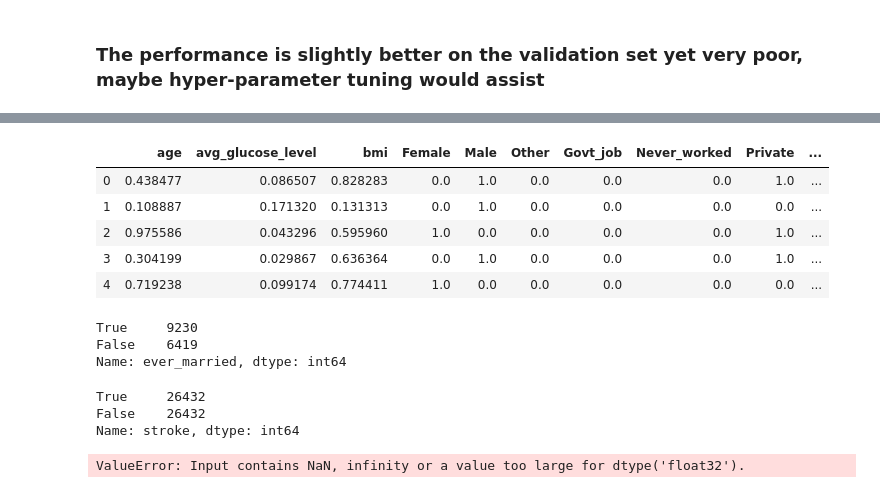
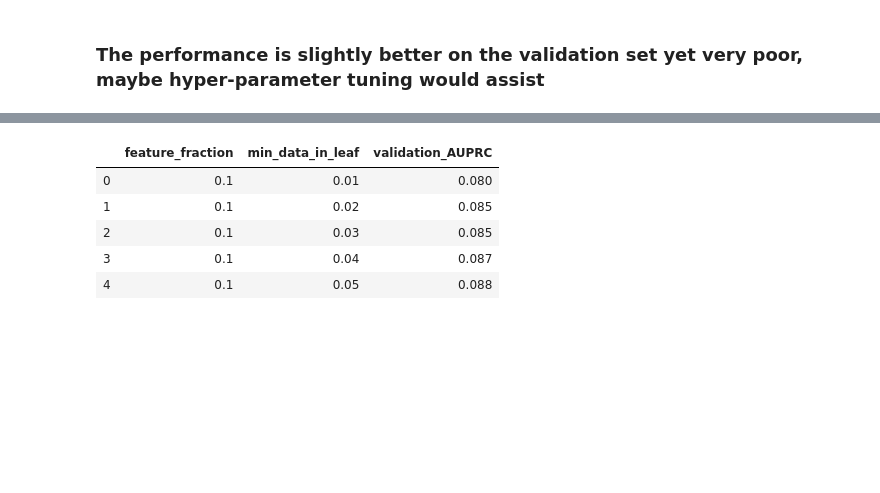
Before and after one commit to yairmeidan/stroke, a Jupyter notebook: stroke_YM.ipynb, the cells around one changed output, grey strips where cells are left out. Drawn from its saved outputs; the diff is of its cells as text; code cells hidden in the pictures; blank space fills up the shorter version.

```diff
--- a/stroke_YM.ipynb
+++ b/stroke_YM.ipynb
@@ -438,7 +438,7 @@ X_validation['Residence_type'] = lb_Residence_type.transform(X_validation['Resid
 X_validation['smoking_status'] = lb_smoking_status.transform(X_validation['smoking_status'])
 
 # Change the type: Boolean to int
-for col in BOOLEAN_FEATURES:
+for col in PRM_BOOLEAN_FEATURES:
     X_validation[col] = 1 * X_validation[col]
 
 X_validation_LGBM = X_validation.values
@@ -448,7 +448,7 @@ validation_data_LGBM = lgbm.Dataset(
     X_validation_LGBM
     ,label=y_validation_LGBM
     ,reference = train_data_LGBM
-    ,categorical_feature = CATEGORICAL_FEATURES_TO_ENCODE + BOOLEAN_FEATURES
+    ,categorical_feature = PRM_CATEGORICAL_FEATURES_TO_ENCODE + PRM_BOOLEAN_FEATURES
     ,feature_name = X_validation.columns.tolist()
 )
 # %% [markdown]
@@ -606,24 +587,2 @@ train_data_SAM_LGBM = lgbm.Dataset(
     ,feature_name = X_train_SAM.columns.tolist()
 )
-# %%
-LGBM_SAM_model = lgbm.train(
-    {
-        'application': 'binary',
-        'objective': 'binary',
-        'metric': 'auc', #'map', # mean_average_precision, ~AUPRC #'auc',
-        'is_unbalance': 'false',
-#         'boosting': 'gbdt',
-#         'num_leaves': 31,
-#         'feature_fraction': 0.5, # default 1.0 # speed, over-fitting
-#         'bagging_fraction': 0.5, # default 1.0 # speed, over-fitting
-#         'bagging_freq': 20, # default 0 (disable), k means perform bagging at every k iteration
-#         'learning_rate': 0.05, # default 0.1
-#         'min_data_in_leaf': 100, # consider adding # over-fitting
-#         'extra_trees': True, # consider adding # over-fitting
-        'verbose': 0
-    },
-    train_data_SAM_LGBM,
-    valid_sets=validation_data_LGBM,
-#     num_boost_round=5000,
-    early_stopping_rounds=100
-)
@@ -647,0 +589,13 @@ Did not meet early stopping. Best iteration is:
+# %%
+LGBM_SAM_model = lgbm.train(
+    {
+        'application': 'binary',
+        'objective': 'binary',
+        'metric': 'auc',
+        'is_unbalance': 'false',
+        'verbose': 0
+    },
+    train_data_SAM_LGBM,
+    valid_sets=validation_data_LGBM,
+    early_stopping_rounds=10
+)
@@ -745,0 +670,4 @@ Name: stroke, dtype: int64
+# %%
+# Ranges for hyper-parameter optimization
+PRM_RANGE_FEATURE_FRACTION = np.arange(0.1, 1.1, 0.1) # speed, over-fitting
+PRM_RANGE_MIN_DATA_IN_LEAF = np.arange(0.01, 0.11, 0.01) # Over-fitting
@@ -746,19 +754,9 @@ Name: stroke, dtype: int64
 # %%
-X_sub_train.head()
+hyp_grid.head()
 # %% [output]
-|  | age | avg_glucose_level | bmi | Female | Male | Other | Govt_job | Never_worked | Private | ... |
-| 0 | 0.438477 | 0.086507 | 0.828283 | 0.0 | 1.0 | 0.0 | 0.0 | 0.0 | 1.0 | ... |
-| 1 | 0.108887 | 0.171320 | 0.131313 | 0.0 | 1.0 | 0.0 | 0.0 | 0.0 | 0.0 | ... |
-| 2 | 0.975586 | 0.043296 | 0.595960 | 1.0 | 0.0 | 0.0 | 0.0 | 0.0 | 1.0 | ... |
-| 3 | 0.304199 | 0.029867 | 0.636364 | 0.0 | 1.0 | 0.0 | 0.0 | 0.0 | 1.0 | ... |
-| 4 | 0.719238 | 0.099174 | 0.774411 | 1.0 | 0.0 | 0.0 | 0.0 | 0.0 | 0.0 | ... |
+|  | feature_fraction | min_data_in_leaf | validation_AUPRC |
+| 0 | 0.1 | 0.01 | 0.080 |
+| 1 | 0.1 | 0.02 | 0.085 |
+| 2 | 0.1 | 0.03 | 0.085 |
+| 3 | 0.1 | 0.04 | 0.087 |
+| 4 | 0.1 | 0.05 | 0.088 |
-# %%
-X_y_sub_train[X_y_sub_train['stroke']==True].sample(
-            n = 26432
-            ,replace = True
-            ,random_state = PRM_RND
-        )['ever_married'].value_counts()
-# %% [output]
-True     9230
-False    6419
-Name: ever_married, dtype: int64
@@ -784,12 +762,0 @@ X_y_sub_train = pd.concat(
-# %%
-X_y_sub_train['stroke'].value_counts()
-# %% [output]
-True     26432
-False    26432
-Name: stroke, dtype: int64
-# %%
-# Train using the sampled data
-RF_sampled = RandomForestClassifier()
-RF_sampled.fit(X_y_sub_train.drop('stroke', axis = 1), X_y_sub_train['stroke'])
-# %% [output]
-ValueError: Input contains NaN, infinity or a value too large for dtype('float32').
```
Also changed, not shown: parts of 46 cells of this notebook.
